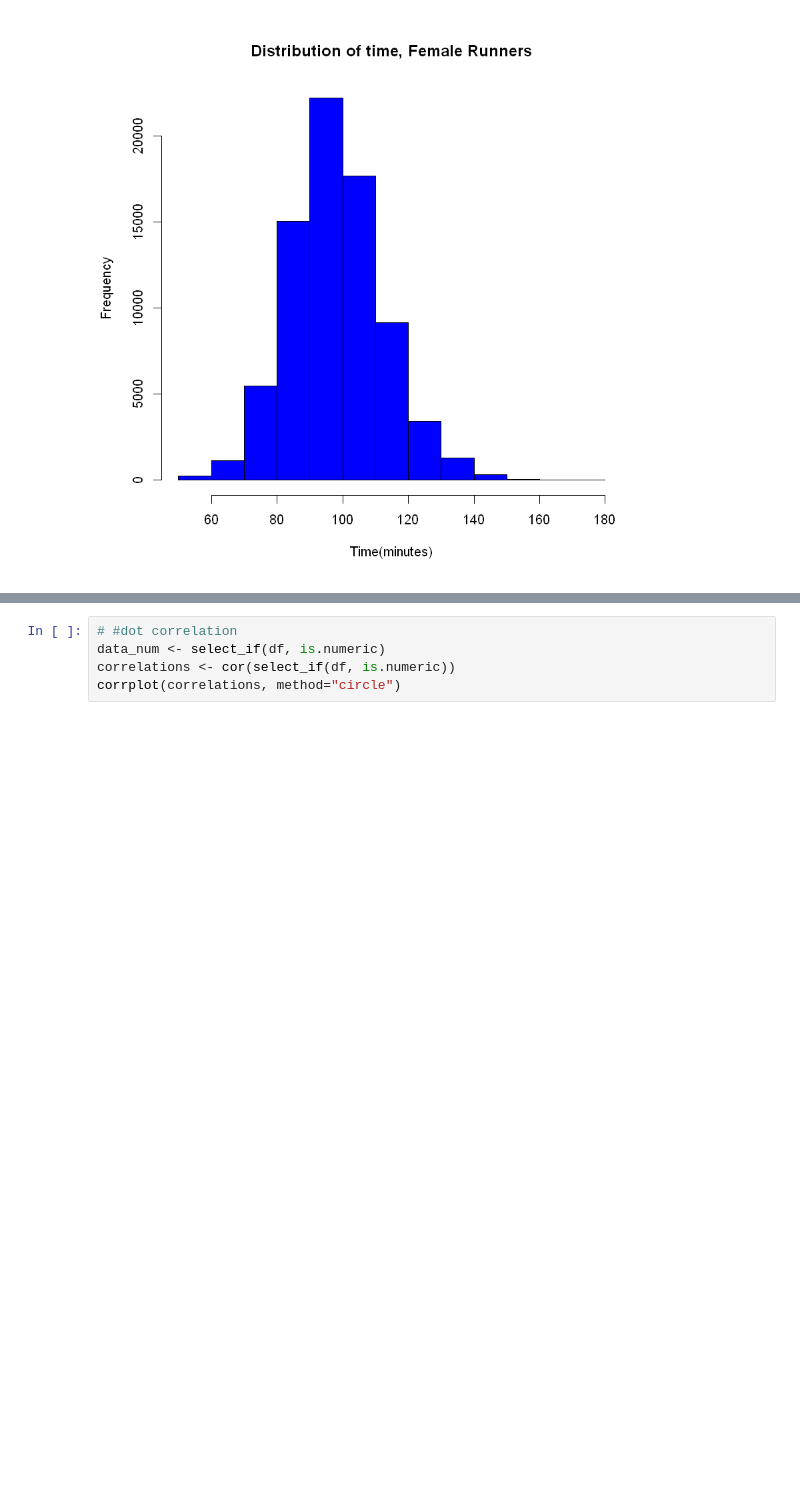
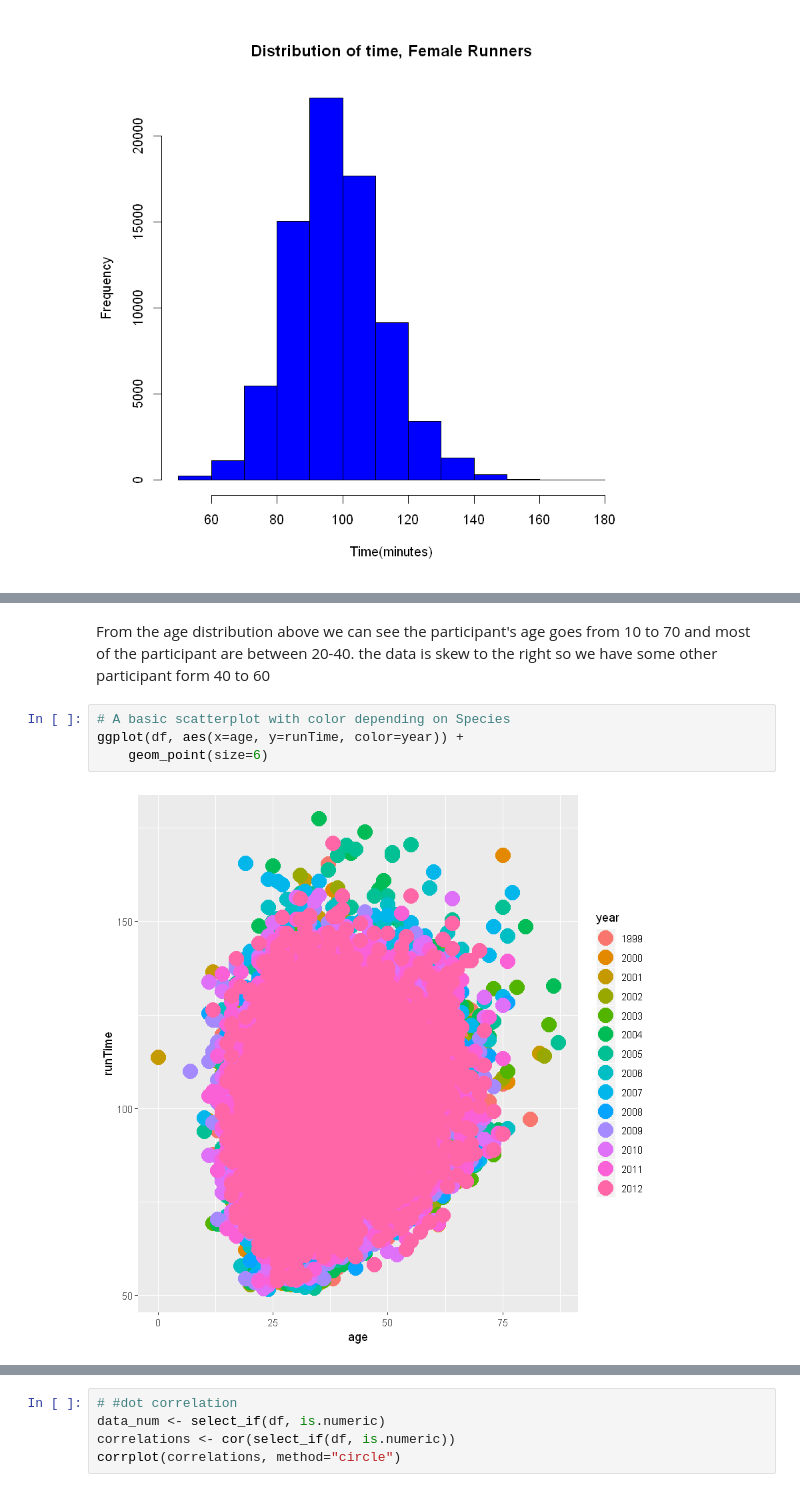
Before and after one commit to DrewLarsen2757/SMU_QTW, a Jupyter notebook: CASE_STUDY_4/Rikel_EDA_basic.ipynb, the cells around one changed output, grey strips where cells are left out. Drawn from its saved outputs; the diff is of its cells as text; blank space fills up the shorter version.

```diff
--- a/CASE_STUDY_4/Rikel_EDA_basic.ipynb
+++ b/CASE_STUDY_4/Rikel_EDA_basic.ipynb
@@ -100,0 +135,8 @@ hist(df$runTime, xlab = "Time(minutes)", main = "Distribution of time, Female Ru
+# %% [markdown]
+From the age distribution above we can see the participant's age goes from 10 to 70 and most of the participant are between 20-40. the data is skew to the right so we have some other participant form 40 to 60
+# %%
+# A basic scatterplot with color depending on Species
+ggplot(df, aes(x=age, y=runTime, color=year)) +
+    geom_point(size=6)
+# %% [output]
+[figure, added]
```
Also changed, not shown: parts of 19 cells of this notebook, 1 other file.
